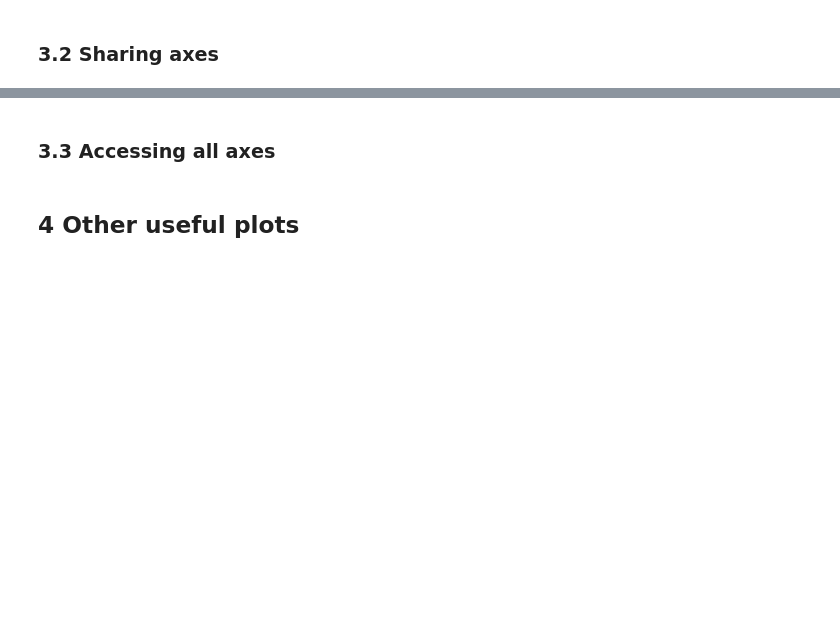
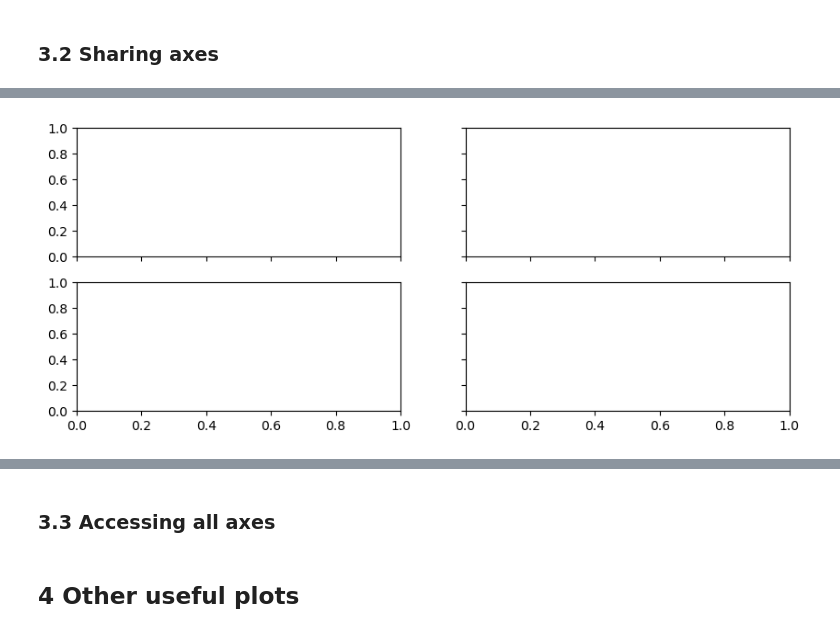
Before and after one commit to SPS-SP2273/learning-portfolio-nikitakunchur, a Jupyter notebook: plotting/plotting_(good).ipynb, the cells around one changed output, grey strips where cells are left out. Cells and saved outputs as stored; diff of their text form; code cells hidden in the pictures; blank space fills up the shorter version.

```diff
--- a/plotting/plotting_(good).ipynb
+++ b/plotting/plotting_(good).ipynb
@@ -106,0 +133,6 @@ fig, ax = plt.subplots(nrows=2, ncols=1,
+# %%
+fig, ax = plt.subplots(nrows=2, ncols=2,
+                       figsize=(10, 4), # no axes for the top row
+                       sharex=True, sharey='row')
+# %% [output]
+[figure, added]
```
Also changed, not shown: parts of 20 cells of this notebook, 3 other files.
